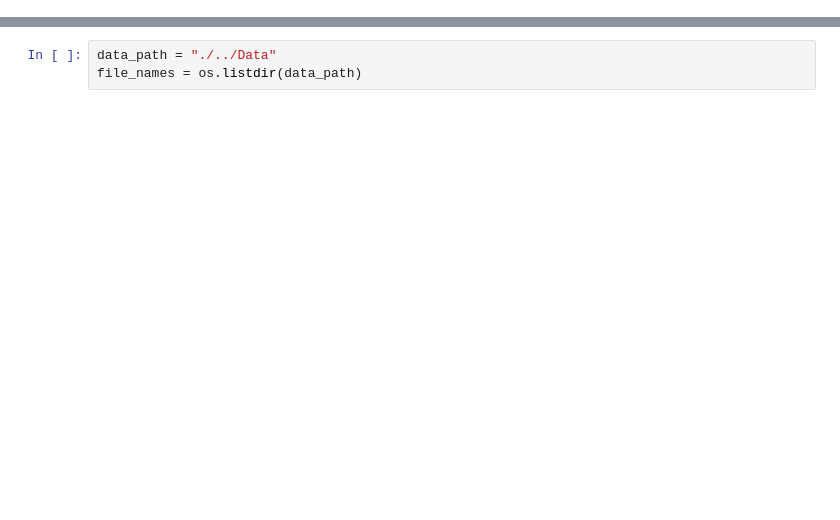
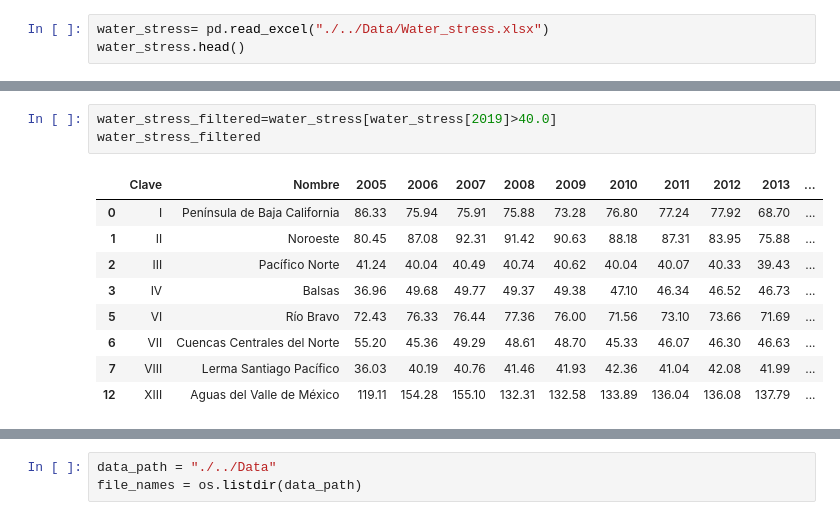
Before and after one commit to charlybg98/water_management, a Jupyter notebook: Analysis/EDA_TS.ipynb, the cells around one changed output, grey strips where cells are left out. Drawn from its saved outputs; the diff is of its cells as text; blank space fills up the shorter version.

```diff
--- a/Analysis/EDA_TS.ipynb
+++ b/Analysis/EDA_TS.ipynb
@@ -4,0 +6,3 @@ import plotly.express as px
+# %%
+water_stress= pd.read_excel("./../Data/Water_stress.xlsx")
+water_stress.head()
@@ -4,0 +23,13 @@ import plotly.express as px
+# %%
+water_stress_filtered=water_stress[water_stress[2019]>40.0]
+water_stress_filtered
+# %% [output]
+|  | Clave | Nombre | 2005 | 2006 | 2007 | 2008 | 2009 | 2010 | 2011 | 2012 | 2013 | ... |
+| 0 | I | Península de Baja California | 86.33 | 75.94 | 75.91 | 75.88 | 73.28 | 76.80 | 77.24 | 77.92 | 68.70 | ... |
+| 1 | II | Noroeste | 80.45 | 87.08 | 92.31 | 91.42 | 90.63 | 88.18 | 87.31 | 83.95 | 75.88 | ... |
+| 2 | III | Pacífico Norte | 41.24 | 40.04 | 40.49 | 40.74 | 40.62 | 40.04 | 40.07 | 40.33 | 39.43 | ... |
+| 3 | IV | Balsas | 36.96 | 49.68 | 49.77 | 49.37 | 49.38 | 47.10 | 46.34 | 46.52 | 46.73 | ... |
+| 5 | VI | Río Bravo | 72.43 | 76.33 | 76.44 | 77.36 | 76.00 | 71.56 | 73.10 | 73.66 | 71.69 | ... |
+| 6 | VII | Cuencas Centrales del Norte | 55.20 | 45.36 | 49.29 | 48.61 | 48.70 | 45.33 | 46.07 | 46.30 | 46.63 | ... |
+| 7 | VIII | Lerma Santiago Pacífico | 36.03 | 40.19 | 40.76 | 41.46 | 41.93 | 42.36 | 41.04 | 42.08 | 41.99 | ... |
+| 12 | XIII | Aguas del Valle de México | 119.11 | 154.28 | 155.10 | 132.31 | 132.58 | 133.89 | 136.04 | 136.08 | 137.79 | ... |
```
Also changed, not shown: parts of 7 cells of this notebook.
